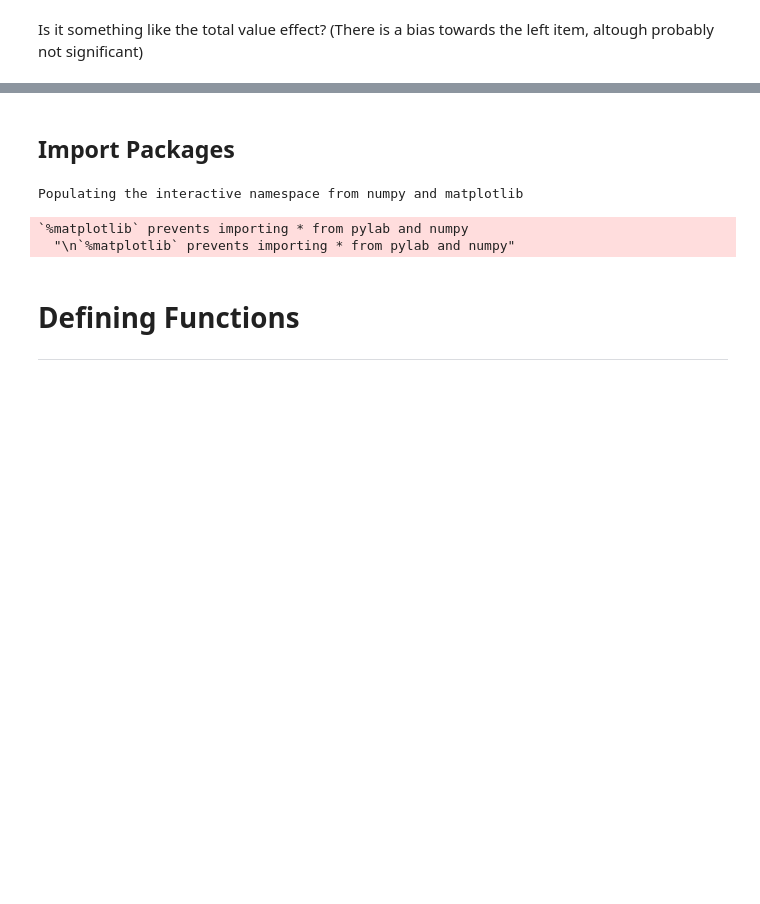
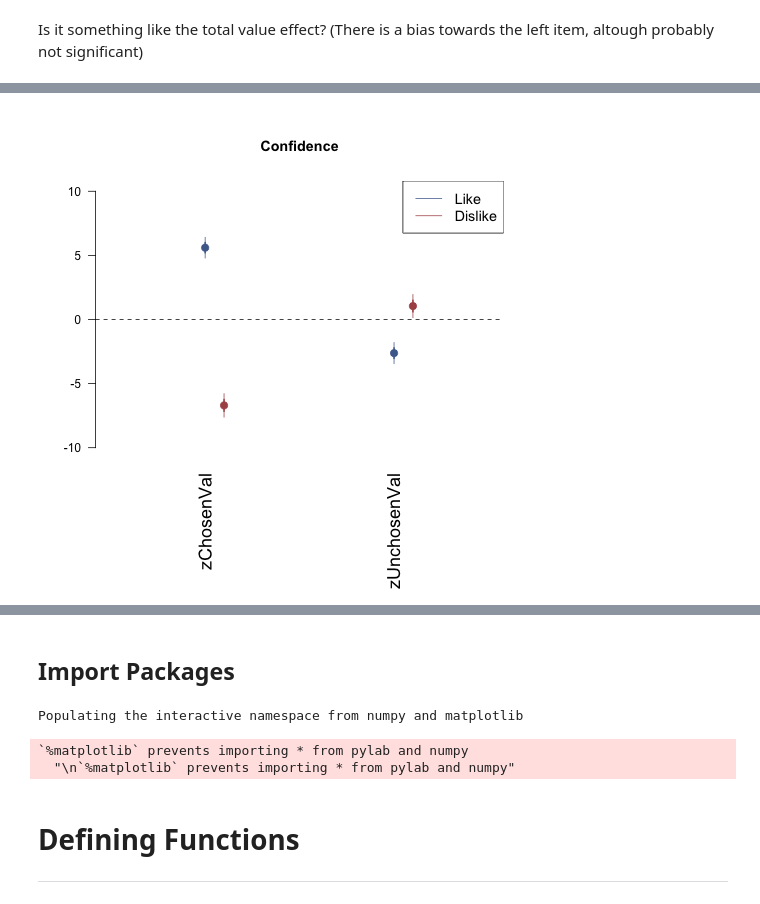
Before and after one commit to pradysepulveda/FF2018, a Jupyter notebook: FF2018_ConfidenceRegret.ipynb, the cells around one changed output, grey strips where cells are left out. Drawn from its saved outputs; the diff is of its cells as text; code cells hidden in the pictures; blank space fills up the shorter version.

```diff
--- a/FF2018_ConfidenceRegret.ipynb
+++ b/FF2018_ConfidenceRegret.ipynb
@@ -250,0 +257,13 @@ legend("topright",  legend=c("Like", "Dislike"),col=c('#4F6A9A', '#AC5255'), lty
+# %%
+%%R
+title_plot = "Confidence"
+
+ModelConf2_L <- glm(Conf ~ zChosenVal + zUnchosenVal, data=data_exp1_Like)
+ModelConf2_D <- glm(Conf ~ zChosenVal + zUnchosenVal, data=data_exp1_DisLike)
+
+coefplot(ModelConf2_L,intercept=FALSE,vertical = FALSE,  col.pts='#4F6A9A', cex.var=1.5, cex.pts=2, mar = c(8,4,5,1) ,ylim=c(-10, 10),main=title_plot)
+coefplot(ModelConf2_D,intercept=FALSE,vertical = FALSE,add=TRUE,  col.pts='#AC5255', cex.var=1.5, cex.pts=2, mar = c(8,4,5,1) ,main=title_plot)
+
+legend("topright",  legend=c("Like", "Dislike"),col=c('#4F6A9A', '#AC5255'), lty=1:1, cex=1.2)
+# %% [output]
+[figure, added]
```
Also changed, not shown: parts of 6 cells of this notebook, 11 other files.
